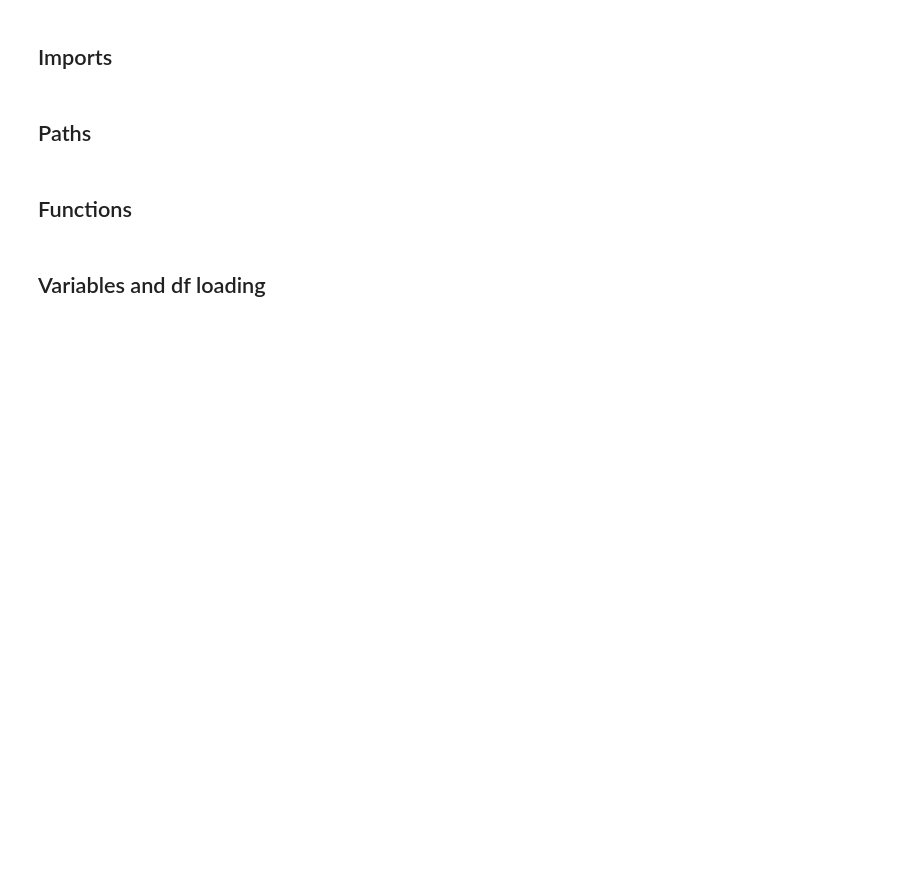
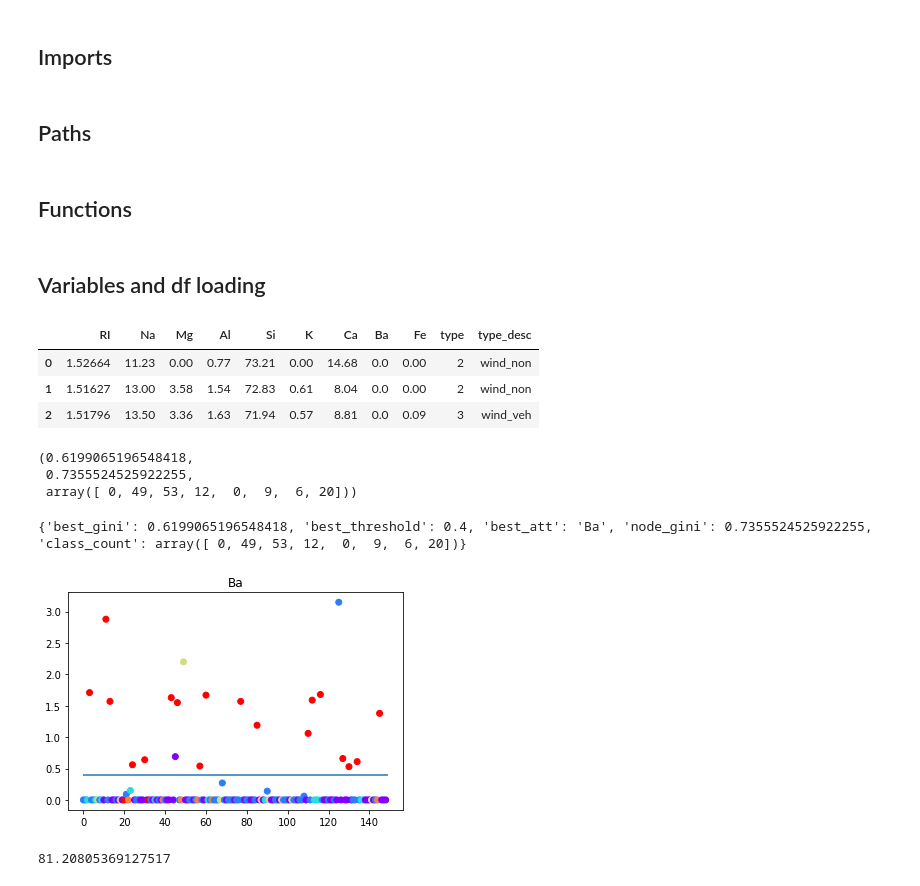
Before and after one commit to Xannadoo/MLProject2021_AC, a Jupyter notebook: Notebooks/DecisionTree.ipynb, the cells around one changed output. Saved outputs shown, nothing was run; the diff lists cells and outputs as text; code cells hidden in the pictures; blank space fills up the shorter version.

```diff
--- a/Notebooks/DecisionTree.ipynb
+++ b/Notebooks/DecisionTree.ipynb
@@ -27,15 +58,17 @@ z_score = lambda x : (x - np.mean(x, axis=0)) / np.std(x, axis=0)
 # %% [markdown]
 ## Variables and df loading
 # %%
-col = 'tab10' # Colour theme
+col = 'rainbow' # Colour theme
 
 df = pd.read_csv(TRAIN) # Training dataframe
-
+#print(df.head(3))
+df = df.sample(frac=1, random_state=42).reset_index(drop=True) #ensures data is without order.
+#print(df.head(3))
 attributes = list(df.columns)[:-1] # Creates list of column names for the dataframe without the class
 
-X = df[attributes].round(3).copy() # Attributes
-df[attributes] = df[attributes].round(3)
+X = df[attributes].copy() # Attributes
 y = df['type'].copy() # True values
+
 df['type_desc'] = ''
 y_types = {0: 'ERROR', 1:'wind_float',
            2:'wind_non', 3:'wind_veh',
@@ -43,13 +76,16 @@ y_types = {0: 'ERROR', 1:'wind_float',
            6:'tableware', 7:'headlamp'} # Matches catagory name to class number
 y_list = y.unique() # 'y' values
 
-X_std = z_score(X) # Standardizes X as later we see they are on different scales
-
 for i in y_list: # This changes the 'type' to a descriptive word rather than a number
     # This is more human readable for plotting later - 'y' is still using the numbers
     df['type_desc'][df['type'] == i] = y_types[i]
 
-df.head(3)
+df.head(3) #decision trees are not affected by scale so don't need to standardise the data
+# %% [output]
+|  | RI | Na | Mg | Al | Si | K | Ca | Ba | Fe | type | type_desc |
+| 0 | 1.52664 | 11.23 | 0.00 | 0.77 | 73.21 | 0.00 | 14.68 | 0.0 | 0.00 | 2 | wind_non |
+| 1 | 1.51627 | 13.00 | 3.58 | 1.54 | 72.83 | 0.61 | 8.04 | 0.0 | 0.00 | 2 | wind_non |
+| 2 | 1.51796 | 13.50 | 3.36 | 1.63 | 71.94 | 0.57 | 8.81 | 0.0 | 0.09 | 3 | wind_veh |
 # %%
 def Gini(g_df, y,threshold):
     '''Function to calculate the Gini Impurity at the given split in the data
@@ -63,7 +99,7 @@ def Gini(g_df, y,threshold):
 
     y: A pandas dataframe of all the class labels for each row.
 
-    threshold: The given threshold to divide the data for use in caclulating the impurity.
+    threshold: The given threshold to divide the data for use in calculating the impurity.
 
     Returns
     ----------
@@ -72,7 +108,8 @@ def Gini(g_df, y,threshold):
 
     node_gini: The impurity of the whole input data.
 
-    class_count:
+    class_count: a list of the number assigned to each class,
+    used to calc impurity and later for classification.
 
     '''
 
@@ -81,11 +118,9 @@ def Gini(g_df, y,threshold):
 
     # Initialize an array of zeros to count number of each class in the whole node
     class_count = np.zeros((8), dtype=int)
-    #for i in range(len(g_df)):
-    #    class_count[g_df['class'].iloc[i]]+=1
-    #class_count = np.delete(class_count, [0,4])
-    for i in y:
-        class_count[i] += 1
+    for i in range(len(g_df)):
+        class_count[g_df['class'].iloc[i]]+=1
+
 
     # Proportion of each class present out of the total count
     proportion = [class_count[i]/np.sum(class_count) for i in range(len(class_count))]
@@ -118,16 +153,20 @@ def Gini(g_df, y,threshold):
         gini_b += (p_kb* (1-p_kb)) # Add p(1-p) of side b to the gini of side b
 
     # Weighted gini impurity score that decides if the split is optimal
-    gini = round((n_a/n)*gini_a + (n_b/n)*gini_b, 3)
+    gini = (n_a/n)*gini_a + (n_b/n)*gini_b
 
     #print(round(gini_a, 3), round(gini_b, 3)) #The gini scores of each leaf
 
-    return gini, round(node_gini,3), class_count # weighted gini from leaves != overall node gini
+    return gini, node_gini, class_count # weighted gini from leaves != overall node gini
 
 
 Gini(df['Ba'],y, 0.4) #0.736
+# %% [output]
+(0.6199065196548418,
+ 0.7355524525922255,
+ array([ 0, 49, 53, 12,  0,  9,  6, 20]))
 # %%
-def leaf_hunter(df):
+def leaf_hunter(df, class_name = 'type'):
     '''Greedy function that calculates the optimal split in data at a node for a Decision Tree Classifier.
 
     Inputs
@@ -150,10 +189,11 @@ def leaf_hunter(df):
     best_att = 0
     class_cnt = 0
     node_gini = 0
+
     # If there is only 1 row in the data, the node cannot be split
     if df.shape[0] == 1:
         class_count = np.zeros((8), dtype=int)
-        for i in df['type']:
+        for i in df[class_name]:
             class_count[i] += 1
         return {'best_gini': 0,
                 'best_threshold': 0,
@@ -167,11 +207,11 @@ def leaf_hunter(df):
         for threshold in range(len(df)-1): # Loop through potential thresholds, which are points halfway between each data point
 
             if tmp[a].iloc[threshold] != tmp[a].iloc[threshold+1]: # Skip if the two points are the same value
-                thresh = round((tmp[a].iloc[threshold] + tmp[a].iloc[threshold+1])/2, 4)
+                thresh = (tmp[a].iloc[threshold] + tmp[a].iloc[threshold+1])/2
                 #print((tmp[a].iloc[threshold], tmp[a].iloc[threshold+1]), thresh)
 
                 # Calculate the gini impurity at that split
-                gini, node_gini, class_count = Gini(df[a], df['type'], thresh)
+                gini, node_gini, class_count = Gini(df[a], df[class_name], thresh)
 
                 # If the gini impurity is lower, overwrite the variables to the current settings
                 if gini < best_gini:
@@ -189,18 +229,24 @@ def leaf_hunter(df):
 leaf = leaf_hunter(df)
 
 print(leaf)
+# %% [output]
+{'best_gini': 0.6199065196548418, 'best_threshold': 0.4, 'best_att': 'Ba', 'node_gini': 0.7355524525922255, 'class_count': array([ 0, 49, 53, 12,  0,  9,  6, 20])}
 # %%
 # Visualize the first split in the data
-plt.scatter([i for i in range(149)], df[leaf["best_att"]], c=y, cmap=col)
+plt.scatter([i for i in range(len(df))], df[leaf["best_att"]], c=y, cmap=col)
 plt.hlines(leaf["best_threshold"], 0, 149)
 plt.title(f"{leaf['best_att']}");
 #plt.savefig('../Vis/split 1');
+# %% [output]
+[figure, added]
 # %%
 # Initialize a sklearn Decision Tree Classifier to compare results
 clf = DecisionTreeClassifier(max_depth=5)
 model = clf.fit(X, y)
 # %%
-sum(model.predict(X)==y)/1.49 # Check accuracy of the decision tree at this level
+sum(model.predict(X)==y)/(len(y)/100)# Check accuracy of the decision tree at this level
+# %% [output]
+81.20805369127517
 # %%
 fig = plt.figure(figsize=(50,30))
 _ = tree.plot_tree(model, filled=True)
```
Also changed, not shown: parts of 20 cells of this notebook, 1 other file.
